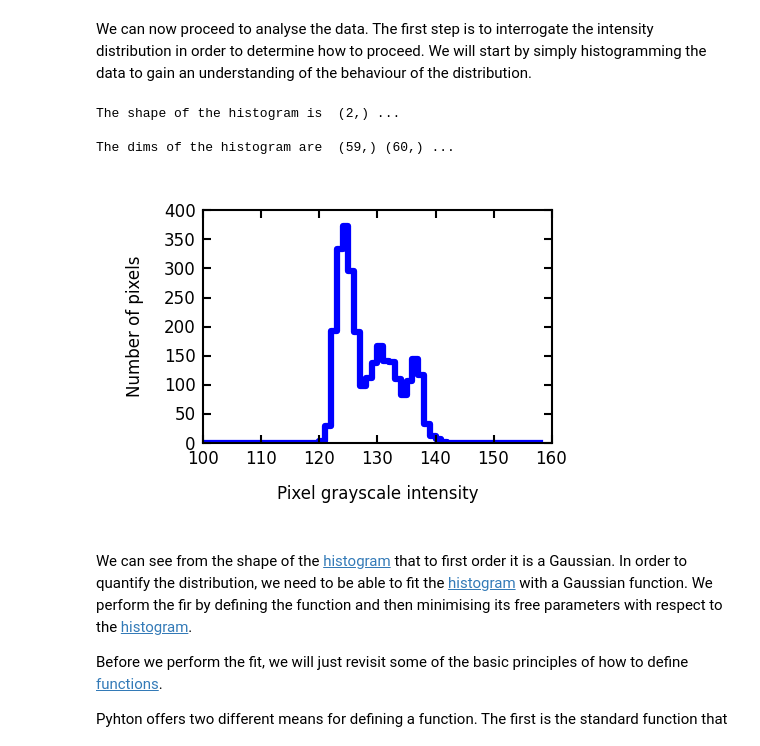
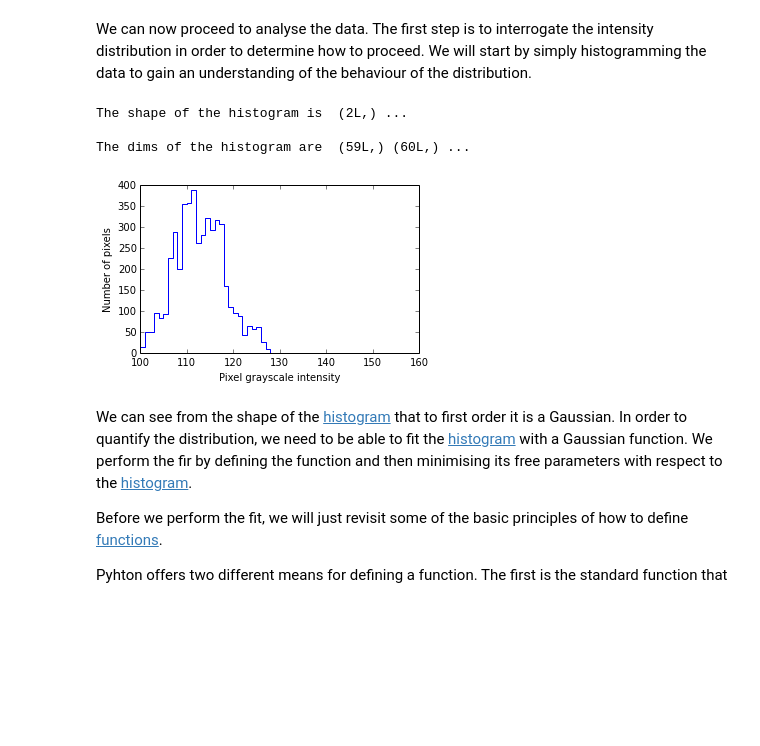
Before and after one commit to swcarpentry/DEPRECATED-bc, a Jupyter notebook: intermediate/python/SoftwareCarpentryDev_MRD_WithSolutions.ipynb, the cells around one changed output. Cells and saved outputs as stored; diff of their text form; code cells hidden in the pictures; blank space fills up the shorter version.

```diff
--- a/intermediate/python/SoftwareCarpentryDev_MRD_WithSolutions.ipynb
+++ b/intermediate/python/SoftwareCarpentryDev_MRD_WithSolutions.ipynb
@@ -471,7 +471,7 @@ The indices of the pixels that lie within the RoI are:
 Now we are ready to run the RoI selection function on the image that we want to process.  We will aim to primarily select the pixels that contain the background at the top of the image (chosen arbitrarily) as these should give us a distribution of intensities that are correlated in some way that we can then fit.
 # %%
 # Define the vertices of the polygon that will outlint the RoI.
-squarePath = Path([[5, 80], [5, 110], [100, 110], [100, 80]])
+squarePath = Path([[5, 400], [5, 450], [100, 450], [100, 400]])
 
 # If you managed to write the function in the challenge, it will be used.  Otherwise, use a random number generator to make some data.
 try:
@@ -504,20 +504,20 @@ We can now proceed to analyse the data.  The first step is to interrogate the in
 # %%
 # Histogram the intensity distribution.
 histo = np.histogram(intensitiesInRoI, bins = np.arange(60) + 100)
 print "The shape of the histogram is ", np.shape(histo), "...\n"
 print "The dims of the histogram are ", np.shape(histo[0]), np.shape(histo[1]), "...\n"
 
 # Plot the Histogram.
-plt.figure( figsize=(1.5, 1.0))
+plt.figure( figsize=(5.0, 3.0))
 plt.step(histo[1][:-1], histo[0][:])
 plt.xlabel("Pixel grayscale intensity")
 plt.ylabel("Number of pixels")
 plt.show()
 # %% [output]
-The shape of the histogram is  (2,) ...
+The shape of the histogram is  (2L,) ...
 
-The dims of the histogram are  (59,) (60,) ...
+The dims of the histogram are  (59L,) (60L,) ...
-[figure, old version]
+[figure, new version]
 # %% [markdown]
 We can see from the shape of the [histogram](../../gloss.html#histogram) that to first order it is a Gaussian.  In order to quantify the distribution, we need to be able to fit the [histogram](../../gloss.html#histogram) with a Gaussian function.  We perform the fir by defining the function and then minimising its free parameters with respect to the [histogram](../../gloss.html#histogram).
 
```
Also changed, not shown: parts of 14 cells of this notebook.
